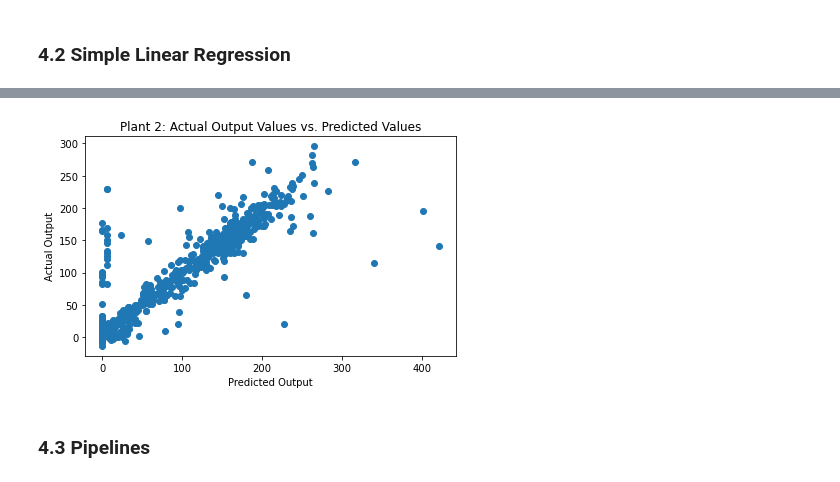
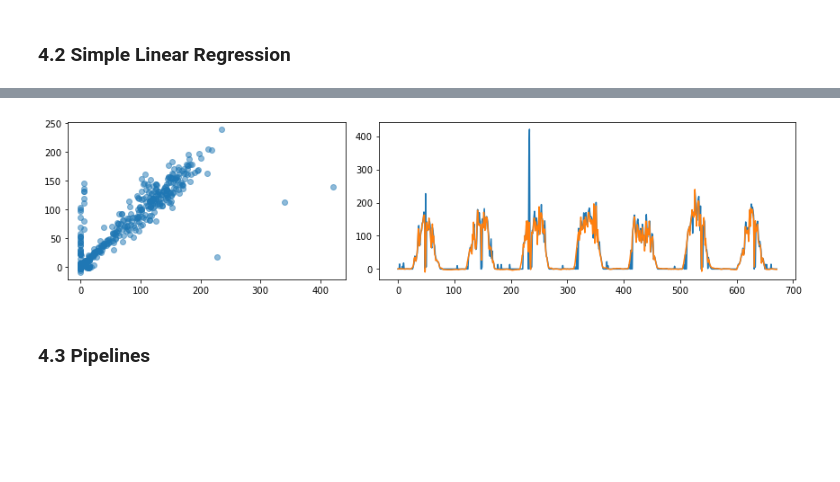
Before and after one commit to billiekim-DS/Capstone-3, a Jupyter notebook: notebooks/Capstone 3 Preprocessing and Training.ipynb, the cells around one changed output, grey strips where cells are left out. Saved outputs shown, nothing was run; the diff lists cells and outputs as text; code cells hidden in the pictures; blank space fills up the shorter version.

```diff
--- a/notebooks/Capstone 3 Preprocessing and Training.ipynb
+++ b/notebooks/Capstone 3 Preprocessing and Training.ipynb
@@ -337,3 +339,9 @@ X_train2, X_test2, y_train2, y_test2 = train_test_split(X2, y2, test_size=0.3, r
+# %%
+X_train2 = train2[['dc_power','ambient_temperature','module_temperature','irradiation']]
+y_train2 = train2[['delta_daily_yield2']]
+
+X_test2 = test2[['dc_power','ambient_temperature','module_temperature','irradiation']]
+y_test2 = test2[['delta_daily_yield2']]
 # %% [markdown]
 ### 4.2 Simple Linear Regression
 # %%
@@ -358,11 +359,11 @@ plt.tight_layout();
-# %%
-plt.scatter(y_test2, y_pred2)
-plt.title('Plant 2: Actual Output Values vs. Predicted Values')
-plt.xlabel('Predicted Output')
-plt.ylabel('Actual Output')
-plt.tight_layout();
-# %% [output]
-[figure, removed]
+# %%
+fig,(ax1,ax2) = plt.subplots(1,2,figsize=(12,3),gridspec_kw={'width_ratios':[2,3]})
+ax1.scatter(y_test2,y_pred2,alpha=0.5)
+ax2.plot(np.array(y_test2))
+ax2.plot(y_pred2)
+plt.tight_layout();
+# %% [output]
+[figure, added]
 # %% [markdown]
 ### 4.3 Pipelines
 # %% [markdown]
```
Also changed, not shown: parts of 112 cells of this notebook.
